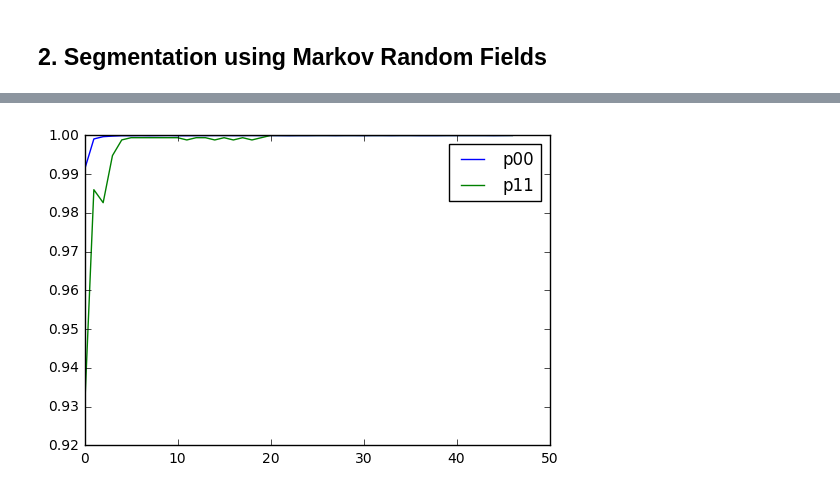
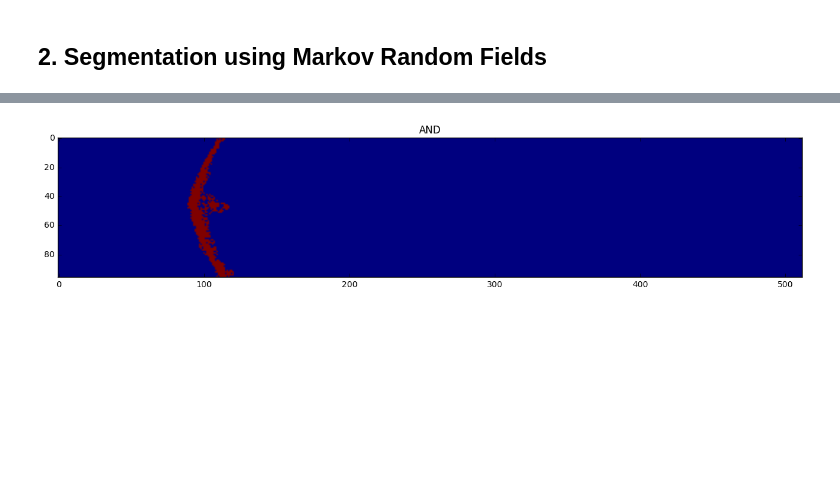
Before and after one commit to pvazteixeira/multibeam, a Jupyter notebook: feature-mrf-dev.ipynb, the cells around one changed output, grey strips where cells are left out. Drawn from its saved outputs; the diff is of its cells as text; code cells hidden in the pictures; blank space fills up the shorter version.

```diff
--- a/feature-mrf-dev.ipynb
+++ b/feature-mrf-dev.ipynb
@@ -369,0 +407,11 @@ plt.show()
+# %%
+# image_list = glob('/home/pvt/Workspace/multibeam-classification/dataset-1/*raw.png') # window set to 2.25m to 11.25m
+image_list = glob('/home/pvt/Workspace/multibeam/data/DIDSON/2016-07-19.11/*raw.png') # window set to 2.25m to 11.25m
+print len(image_list)
+
+import cv2
+from multibeam import Sonar
+from didson import Didson
+
+didson = Didson();
+didson.loadConfig('data/DIDSON/didson.json')
@@ -370,32 +423,21 @@ plt.show()
 # %%
-image_list = glob('/home/pvt/Workspace/multibeam-classification/dataset-1/*raw.png') # window set to 2.25m to 11.25m
-print len(image_list)
 idx = np.random.randint(0,len(image_list))
+# idx=30950
 print 'image:',idx
-img = imread(image_list[idx], as_grey=True)
+# img = imread(image_list[idx], as_grey=True)
+ping = cv2.imread(image_list[idx],cv2.CV_LOAD_IMAGE_GRAYSCALE)
+
+img = didson.deconvolve(ping)
 img = img.astype(np.float64)/255.0
+print np.amin(img), np.amax(img)
 
 plt.figure(figsize=(16,8))
-plt.imshow(img.transpose())
+plt.imshow(img.transpose(),vmin=0,vmax=1.0)
 
-# p = 0.99
-# q = 0.5
-# p00 = 0.995
-# p11 = 0.8
-
-# k = 2 # alpha = k*beta
-
-# n = 7 # range
-# m = 3 # bearing
-
-# p,q values from page 12
-# p = 0.552142267288 # p(z<zt|0)
-# q = 0.999980269661 # p(z>zt|1)
-p00 = 0.995 # 0>0
-p11 = 0.25   # 1>1
+p00 = 0.99 # transition 0>0
+p11 = 0.25 # transition 1>1
 
 threshold = 23.0
-print threshold/255.0
 a = expon.cdf(threshold, loc=0, scale=5.0)  # background
 b = expon.cdf(threshold, loc=0, scale=30.0) # object
 p = a/(a+b)
@@ -406,20 +448,25 @@ q = d/(c+d)
 # q = d
 print 'p:',p, 'q:', q
 
-beta = 1.0
-k = 1.0 # alpha = k*beta
+beta = 1e0
+k = 1e-2 # alpha = k*beta
 
 n = 5  # range
 m = 3  # bearing
 
-min_size = 0.5*(n*m -1 -(1/beta)*np.log(q/(1-q))-k*np.log(p11/(1-p00)))
+min_size = 0.5*(n*m-1  - (1/beta)*np.log(q/(1-q))  - k*np.log(p11/(1-p00)))
+print 'n*m-1',n*m-1
+print 'w neighbors',np.log(p11/(1-p00))
+print 'neighbors',k*np.log(p11/(1-p00))
+print 'w self',np.log(q/(1-q))
+print 'self', (1/beta)*np.log(q/(1-q))
 print 'r+s>',min_size
 
-u = 1.0*(img>(threshold/255.0))
-uth = u
+uth = (img>(threshold/255.0))
+u = 1.0*uth
 
 plt.figure(figsize=(16,8))
-plt.imshow(u.transpose())
+plt.imshow(uth.transpose())
 plt.title('initial estimate')
 
 plt.figure(figsize=(16,8))
@@ -428,7 +475,7 @@ iter = 0
 
 pe = np.zeros((100,2))
 
-while (total_change>0):
+while (total_change>2):
 
     beta = min(2,beta+0.1)
     alpha = k*beta;
@@ -443,17 +490,19 @@ while (total_change>0):
     n01 = np.sum(u[u_prev<1])
     n10 = np.sum(1-u[u_prev])
     n11 = np.sum(u[u_prev])
-    print [[n00, n01],[n10, n11]]
-    assert (n00+n01+n10+n11==49152)
+#     print [[n00, n01],[n10, n11]]
+#     assert (n00+n,01+n10+n11==49152)
     total_change = n01 + n10
     p00e = n00/(n00+n10+0.0)
     p11e = n11/(n11+n01+0.0)
-#     p11 = p11e
+#     if (p11e > p11):
+#         p11 = p11e
+    #     p11 = p11e
     pe[iter,0] = p00e
     pe[iter,1] = p11e
 
     iter+=1;
-    if iter>100:
+    if iter>=100:
         break
 
 print 'done in',iter,'iterations'
@@ -461,11 +510,18 @@ print 'done in',iter,'iterations'
 print 'p00:',p00e
 print 'p11:',p11e
 
+plt.figure(figsize=(16,8))
 plt.imshow((u).transpose())#,vmin=0,vmax=255.0)
 plt.title('segmentation')
+
+
+# plt.plot(pe[:iter,0])
+# plt.plot(pe[:iter,1])
+# plt.legend(('p00','p11'))
+
+plt.figure(figsize=(16,8))
+v = np.logical_and(u,uth)
+plt.imshow(v.transpose())
+plt.title('AND')
 plt.show()
-
-plt.plot(pe[:iter,0])
-plt.plot(pe[:iter,1])
-plt.legend(('p00','p11'))
 # %% [output]
@@ -493 +544 @@ p11: 1.0
-[figure, old version]
+[figure, new version]
```
Also changed, not shown: parts of 19 cells of this notebook, 1 other file.
